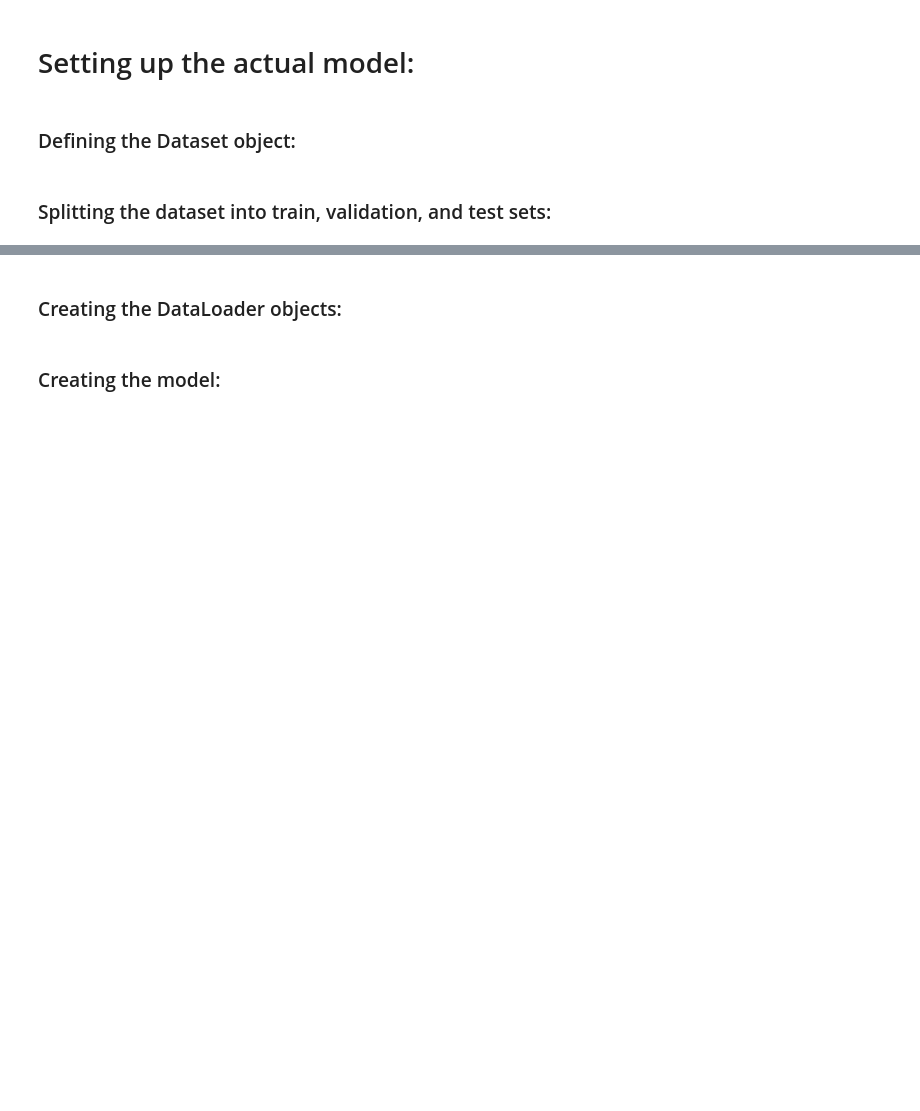
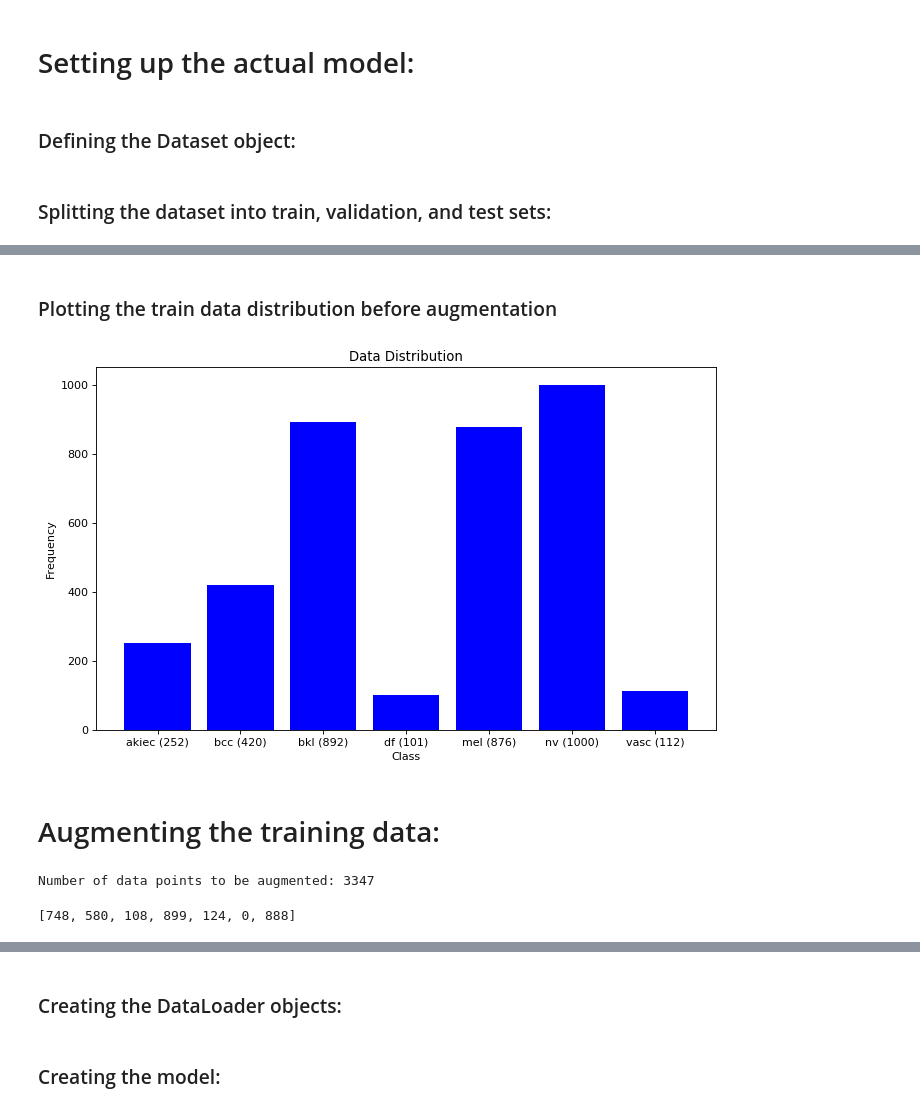
Before and after one commit to AbdullrahmanHMD/SkinCancerCNN, a Jupyter notebook: main.ipynb, the cells around one changed output, grey strips where cells are left out. Saved outputs shown, nothing was run; the diff lists cells and outputs as text; code cells hidden in the pictures; blank space fills up the shorter version.

```diff
--- a/main.ipynb
+++ b/main.ipynb
@@ -240,0 +250,4 @@ Train set size: 8012 | Validation set size: 1002 | Test set size 1001
+# %%
+data_dist = train_set.get_data_distribution()
+print(len(train_set))
+data_dist
@@ -240,0 +263,25 @@ Train set size: 8012 | Validation set size: 1002 | Test set size 1001
+# %% [markdown]
+### Plotting the train data distribution before augmentation
+# %%
+figure(figsize=(10, 6), dpi=80)
+plt.title('Data Distribution')
+
+y = list(data_dist.values())
+x = [f'{label} ({count})' for label, count in zip(data_dist.keys(), data_dist.values())]
+
+plt.xlabel("Class")
+plt.ylabel("Frequency")
+plt.bar(x, y, color='b')
+
+plt.show()
+# %% [output]
+[figure, added]
+# %% [markdown]
+# Augmenting the training data:
+# %%
+augmentation_amount = [class_threshold - i for i in data_dist.values()]
+print(f'Number of data points to be augmented: {sum(augmentation_amount)}')
+augmentation_amount
+# %% [output]
+Number of data points to be augmented: 3347
+[748, 580, 108, 899, 124, 0, 888]
```
Also changed, not shown: parts of 13 cells of this notebook, 5 other files.
